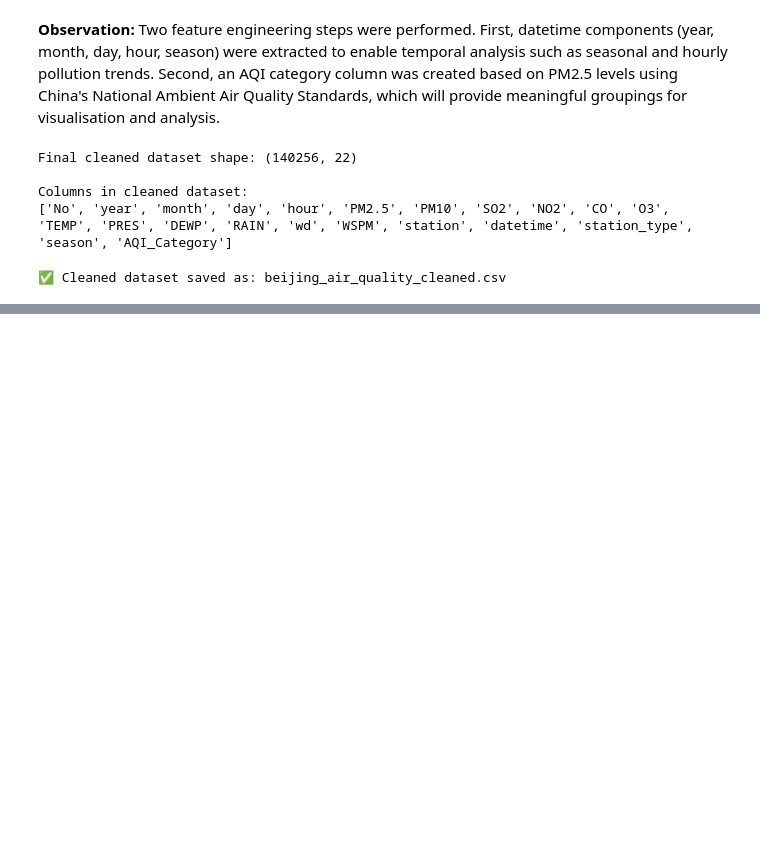
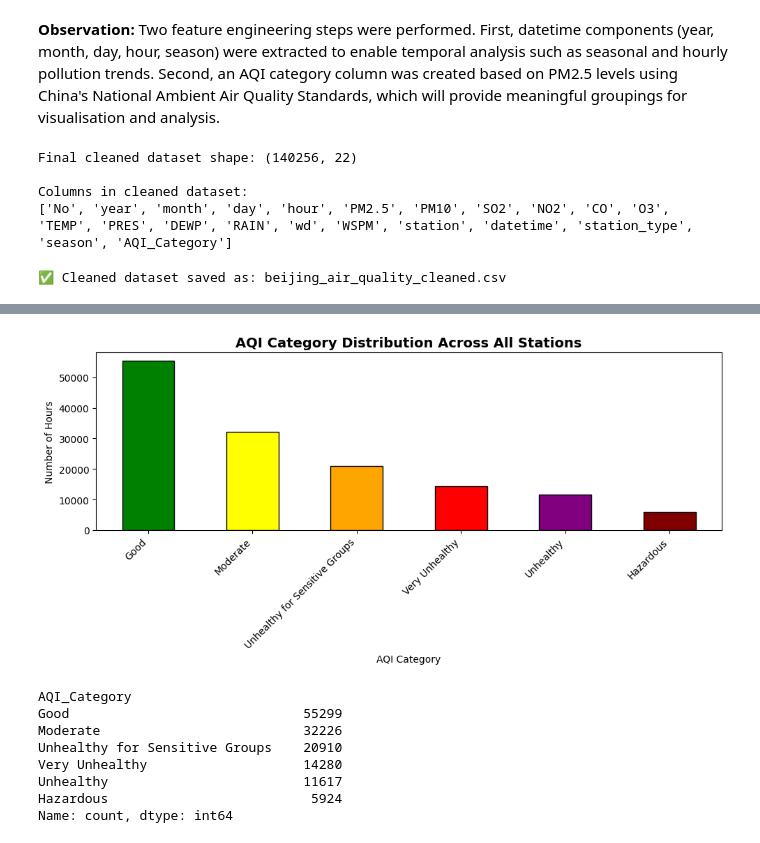
Before and after one commit to kunalan-Subatharan/Beijing-Air-Quality-Analysis, a Jupyter notebook: CMP7005_PRAC1_Beijing_Air_Quality.ipynb, the cells around one changed output, grey strips where cells are left out. Drawn from its saved outputs; the diff is of its cells as text; code cells hidden in the pictures; blank space fills up the shorter version.

```diff
--- a/CMP7005_PRAC1_Beijing_Air_Quality.ipynb
+++ b/CMP7005_PRAC1_Beijing_Air_Quality.ipynb
@@ -466,0 +530,25 @@ print("✅ Cleaned dataset saved as: beijing_air_quality_cleaned.csv")
+# %%
+# AQI Category distribution - Bar Chart
+aqi_counts = df['AQI_Category'].value_counts()
+
+plt.figure(figsize=(10, 5))
+colors = ['green', 'yellow', 'orange', 'red', 'purple', 'maroon']
+aqi_counts.plot(kind='bar', color=colors[:len(aqi_counts)], edgecolor='black')
+plt.title('AQI Category Distribution Across All Stations', fontsize=14, fontweight='bold')
+plt.xlabel('AQI Category')
+plt.ylabel('Number of Hours')
+plt.xticks(rotation=45, ha='right')
+plt.tight_layout()
+plt.show()
+
+print(aqi_counts)
+# %% [output]
+[figure, added]
+AQI_Category
+Good                              55299
+Moderate                          32226
+Unhealthy for Sensitive Groups    20910
+Very Unhealthy                    14280
+Unhealthy                         11617
+Hazardous                          5924
+Name: count, dtype: int64
```
Also changed, not shown: parts of 32 cells of this notebook.
